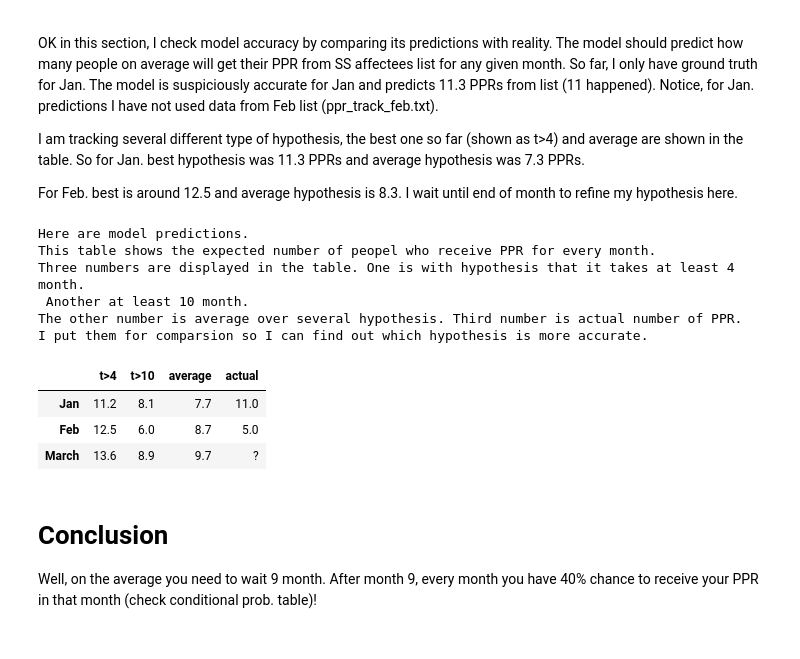
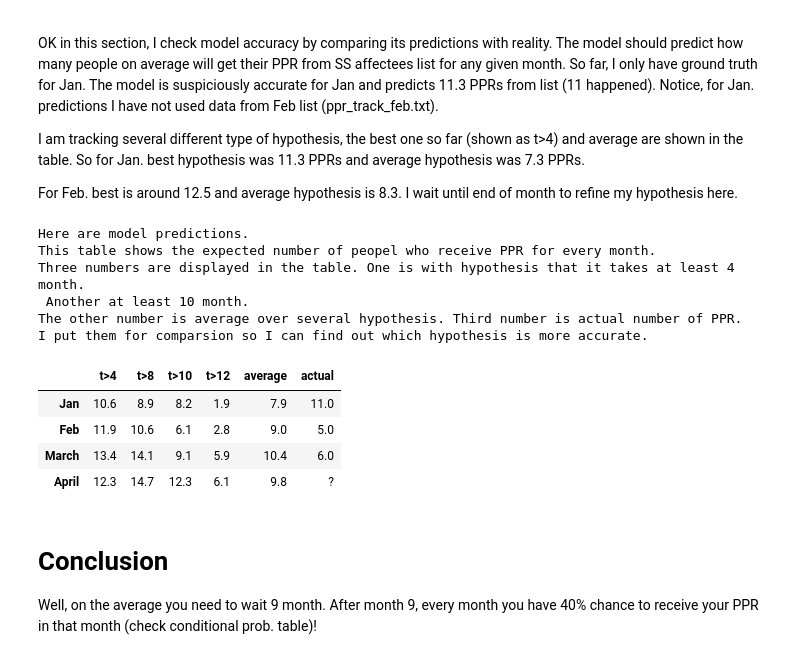
Before and after one commit to amirharati/security-screening-analysis, a Jupyter notebook: security-screening-analysis.ipynb, the cells around one changed output. Cells and saved outputs as stored; diff of their text form; code cells hidden in the pictures.

```diff
--- a/security-screening-analysis.ipynb
+++ b/security-screening-analysis.ipynb
@@ -214,8 +214,8 @@ Now we look into data downloaded from SS affectees group. I have two set so far
 In the following we can see average PPR time for all cases finalized by 1st of Feb from group data. Also I computed a lower bound by considering the fact that minimum waiting time for none-PPR cases is the current time they have been waiting.
 # %%
 # this date should match the  data file
-analysis_date = "1 Mar 18"
-data_file = "data/ppr_track_march.txt"
+analysis_date = "1 Apr 18"
+data_file = "data/ppr_track_april.txt"
 
 def load_ss_data(data_file_a, analysis_date_a):
     lines = [line.strip() for line in open(data_file_a)]
@@ -416,12 +416,14 @@ For Feb. best is around 12.5 and average hypothesis is 8.3. I wait until end of
 NUM_PPR = {} # PPR for month to compare with prediction. For now should fill manually by counting from SS tracker.
 NUM_PPR["Jan"] = 11
 NUM_PPR["Feb"] = 5
-NUM_PPR["March"] = None
+NUM_PPR["March"] = 6
+NUM_PPR["April"] = None
 
 SS_DATA = {}
 SS_DATA["Jan"] = {"data_file": "data/ppr_track_jan.txt", "analysis_date": "1 Jan 18"}
 SS_DATA["Feb"] = {"data_file": "data/ppr_track_feb.txt", "analysis_date": '1 Feb 18' }
 SS_DATA["March"] = {"data_file": "data/ppr_track_march.txt", "analysis_date": '1 Mar 18' }
+SS_DATA["April"] = {"data_file": "data/ppr_track_april.txt", "analysis_date": '1 Apr 18' }
 
 SS_GROUPS = {}
 posts = {}
@@ -432,7 +434,7 @@ for key in SS_DATA:
 
     PRED[key] = {}
     ag_total_pred = 0
-    for i in range(4, 12):
+    for i in range(4, 13):
         total_pred =  0
         for key2 in SS_GROUPS[key]:
             if SS_GROUPS[key][key2]["PPR-DATE"] is None:
@@ -451,42 +453,45 @@ for key in SS_DATA:
         #print(i, " pred for this month(post): ", total_pred)
         PRED[key][i] = total_pred
         ag_total_pred += total_pred * npost[i]
     #print("aggregated average pred for this month: ", ag_total_pred)
     PRED[key]["agg"] = ag_total_pred
 
 
 
-table = np.zeros((len(SS_DATA), 4))
+table = np.zeros((len(SS_DATA), 6))
 count = 0
 rows=[]
-cols=["t>4", "t>10", "average", "actual"]
+cols=["t>4", "t>8", "t>10", "t>12", "average", "actual"]
 for key in PRED:
     table[count, 0] = PRED[key][4]
-    table[count, 1] = PRED[key][10]
-    table[count, 2] = PRED[key]["agg"]
-    table[count, 3] = NUM_PPR[key]
+    table[count, 1] = PRED[key][8]
+    table[count, 2] = PRED[key][10]
+    table[count, 3] = PRED[key][12]
+    table[count, 4] = PRED[key]["agg"]
+    table[count, 5] = NUM_PPR[key]
     rows.append(key)
     count += 1
 print("Here are model predictions.")
 print("This table shows the expected number of peopel who receive PPR for every month.")
 print("Three numbers are displayed in the table. One is with hypothesis that it takes at least 4 month.")
 print(" Another at least 10 month.")
 print("The other number is average over several hypothesis. Third number is actual number of PPR.")
 print("I put them for comparsion so I can find out which hypothesis is more accurate.")
 df = pd.DataFrame(table, index=rows, columns=cols)
 df = df.fillna("?")
 display(HTML(df.to_html()))
 # %% [output]
 Here are model predictions.
 This table shows the expected number of peopel who receive PPR for every month.
 Three numbers are displayed in the table. One is with hypothesis that it takes at least 4 month.
  Another at least 10 month.
 The other number is average over several hypothesis. Third number is actual number of PPR.
 I put them for comparsion so I can find out which hypothesis is more accurate.
-|  | t>4 | t>10 | average | actual |
-| Jan | 11.2 | 8.1 | 7.7 | 11.0 |
-| Feb | 12.5 | 6.0 | 8.7 | 5.0 |
-| March | 13.6 | 8.9 | 9.7 | ? |
+|  | t>4 | t>8 | t>10 | t>12 | average | actual |
+| Jan | 10.6 | 8.9 | 8.2 | 1.9 | 7.9 | 11.0 |
+| Feb | 11.9 | 10.6 | 6.1 | 2.8 | 9.0 | 5.0 |
+| March | 13.4 | 14.1 | 9.1 | 5.9 | 10.4 | 6.0 |
+| April | 12.3 | 14.7 | 12.3 | 6.1 | 9.8 | ? |
 # %% [markdown]
 # Conclusion
 Well, on the average you need to wait 9 month. After month 9, every month you have 40% chance to receive your PPR in that month (check conditional prob. table)!
```
Also changed, not shown: parts of 5 cells of this notebook, 1 other file.
